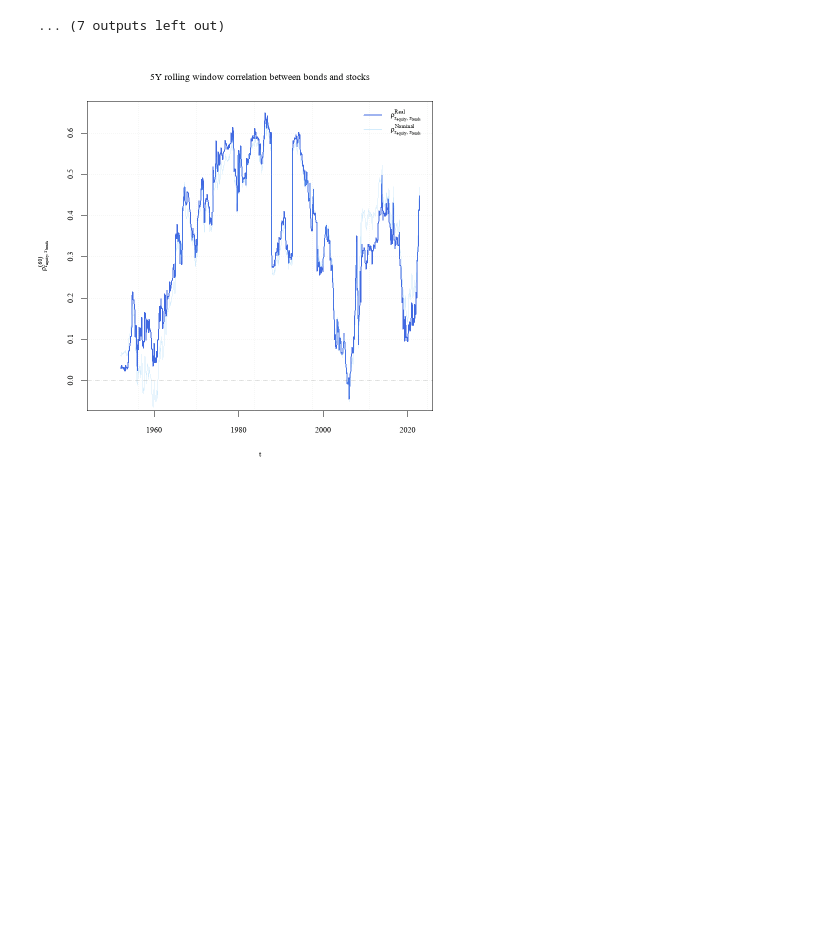
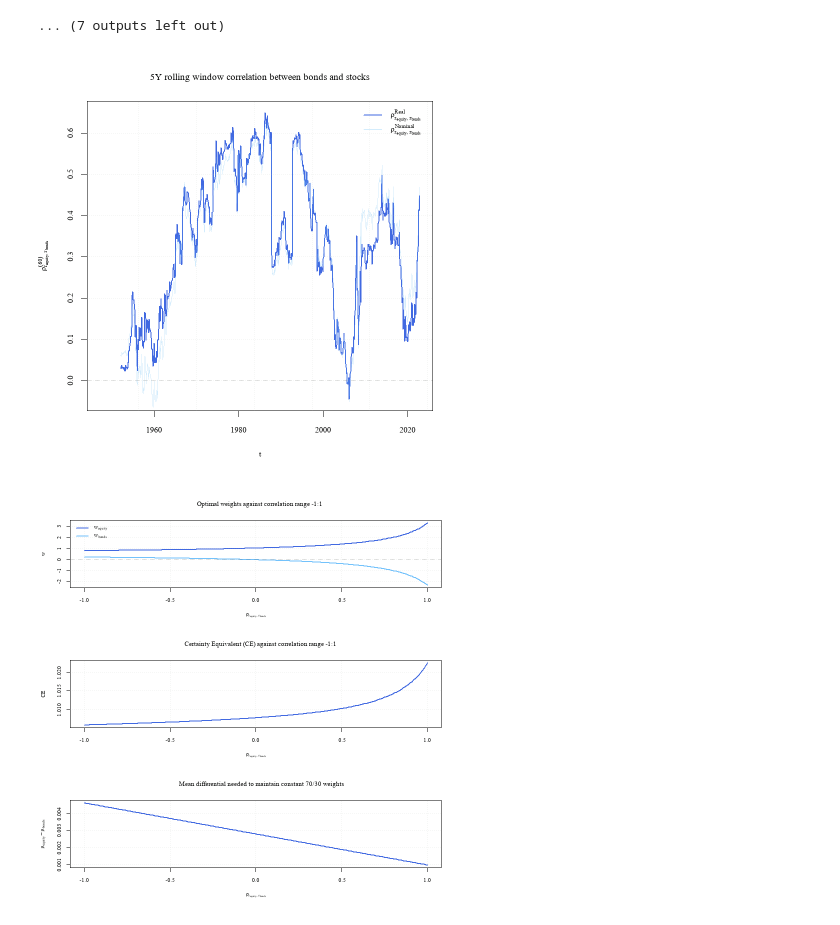
Before and after one commit to S2310053/GRA6560, a Jupyter notebook: main_code.ipynb, the cells around one changed output. Saved outputs shown, nothing was run; the diff lists cells and outputs as text; code cells hidden in the pictures; blank space fills up the shorter version.

Commit message:
solved q2.3

```diff
--- a/main_code.ipynb
+++ b/main_code.ipynb
@@ -274,7 +292,7 @@ A data.frame: 2 × 1
 #  2.3 Plots 5Y rolling window correlation + finds optimal w and
 #  ce over a relevant range of correlations +  meand differencial
 #  to maintain constant portfolio weights
-#
+##
 
 # Plot 5Y rolling window correlation between bonds and stocks
 window                <- 60
@@ -289,30 +307,114 @@ rollWindowCorrReal    <- rollapply(
                                 by.column = FALSE
                               )
 xNominal              <- cbind(rNominalEquity, rNominalBonds)
 rollWindowCorrNominal <- rollapply(
                                 xNominal,
                                 width = window,
                                 FUN = function(x) cor(x[,1], x[,2]),
                                 by = 1,
                                 align = "right",
                                 fill = NA,
                                 by.column = FALSE
                               )
 par(mfrow = c(1,1), family = "Times New Roman")
 colReal    <- adjustcolor("royalblue", alpha.f = 1.0)
 colNominal <- adjustcolor("#73C2FB", alpha.f = 0.3)
 t          <- "5Y rolling window correlation between bonds and stocks"
 plot(date, rollWindowCorrReal, type = "l", col = colReal , lwd = 2, main = t,
     xlab = TeX("$t$"), ylab = TeX("$\\rho^{(60)}_{r_{equity},r_{bonds}}$"))
 lines(date,rollWindowCorrNominal, col = colNominal)
 grid(col = adjustcolor("gray70", alpha.f = 0.2), lwd = 1)
 abline(h = 0, col = colAbline, lwd = 2, lty = 2)
 legend("topright",
        legend = c(TeX("$\\rho^{Real}_{r_{equity},r_{bonds}}$"),
        TeX("$\\rho^{Nominal}_{r_{equity},r_{bonds}}$")),
        col = c(colReal, colNominal),
        lwd = 2,
        bg = "white",
        bty = "n")
+
+# Analyzes the optimal portfolio and CE for a relevant range of correlations
+# Assume all moments remain constant, uses two fund separation theorem
+gamma  <- gamma
+mu1    <- muRealEquity
+mu2    <- muRealBonds
+var1   <- varRealEquity
+var2   <- varRealBonds
+sigma1 <- sdRealEquity
+sigma2 <- sdRealBonds
+cor    <- seq(-1.0, 1.0, length.out = 200)
+
+# Solves for the weights and CE
+# w1 = {1/gamma * (mu1-mu2) + (s2^2-cov(1,2))} / {s1^2 + s2^2 - 2*cov(1,2)}
+# cov(1,2) = corr(1,2)*s1*s2
+w1  <- rep(0, length(cor))
+w2  <- rep(0, length(cor))
+mu  <- rep(0, length(cor))
+var <- rep(0, length(cor))
+sd  <- rep(0, length(cor))
+ce  <- rep(0, length(cor))
+
+for (i in 1:length(cor)) {
+  w1[i]  <- (((1/gamma)*(mu1-mu2) + var2 - cor[i]*sigma1*sigma2) /
+             (var1 + var2 - 2*cor[i]*sigma1*sigma2)
+            )
+  w2[i]  <- 1 - w1[i]
+  mu[i]  <- w1[i]*mu1 + w2[i]*mu2
+  var[i] <- w1[i]^2*var1 + 2*w1[i]*w2[i]*cor[i]*sigma1*sigma2 + w2[i]^2*var2
+  sd[i]  <- sqrt(var[i])
+  ce[i]  <- 1+mu[i] + 0.5*gamma*sd[i]^2
+}
+
+# Plot weights against correlation
+par(mfrow = c(3,1))
+yMin <- min(w1, w2)
+yMax <- max(w1,w2)
+t    <- TeX("Optimal weights against correlation range -1:1")
+plot(cor, w1, type = "l", col = "royalblue", ylim = c(yMin, yMax), lwd = 2,
+     main = t, xlab = TeX("$\\rho_{r_{equity},r_{bonds}}$"), ylab = TeX("$w$"))
+lines(cor, w2, col = "#73C2FB", lwd = 2)
+legend("topleft",
+       legend = c(TeX("$w_{equity}$"),
+       TeX("$w_{bonds}$")),
+       col = c("royalblue", "#73C2FB"),
+       lwd = 2,
+       bg = "white",
+       bty = "n")
+grid(col = adjustcolor("gray70", alpha.f = 0.2), lwd = 1)
+abline(h = 0, col = colAbline, lwd = 2, lty = 2)
+
+# Plot certainty equivalent against correlations
+t <- TeX("Certainty Equivalent (CE) against correlation range -1:1")
+plot(cor, ce, type = "l", col = "royalblue", lwd = 2, main = t,
+     xlab = TeX("$\\rho_{r_{equity},r_{bonds}}$"), ylab = TeX("$CE$"))
+grid(col = adjustcolor("gray70", alpha.f = 0.2), lwd = 1)
+
+# How mean differential should change to maintain constant ptf weights
+# w1 = 0.70
+# mu1 - mu2 = gamma*w1*(s1^2+s2^2-2*cov(1,2) - s2^2 + cov(1,2)
+w1          <- 0.70
+gamma       <- gamma
+mu1         <- mu1
+mu2         <- mu2
+var1        <- var1
+var2        <- var2
+sigma1      <- sigma1
+sigma2      <- sigma2
+cor         <- cor
+mu1Minusmu2 <- rep(0, length(cor))
+for (i in 1:length(cor)){
+  mu1Minusmu2[i] <- (gamma*w1*(var1 + var2 - 2*cor[i]*sigma1*sigma2)
+                     - var2 + cor[i]*sigma1*sigma2
+                    )
+}
+
+# Plot expected return differential to maintain constant weights
+t <- TeX("Mean differential needed to maintain constant 70/30 weights")
+plot(cor, mu1Minusmu2, type = "l", lwd = 2, col = "royalblue", main = t,
+     xlab = TeX("$\\rho_{r_{equity},r_{bonds}}$"), ylab = TeX("$\\mu_{equity}-\\mu_{bonds}$")
+    )
+grid(col = adjustcolor("gray70", alpha.f = 0.2), lwd = 1)
+par(mfrow = c(1,1))
 # %% [output]
 [figure]
+[figure, added]
```
Also changed, not shown: parts of 8 cells of this notebook.
